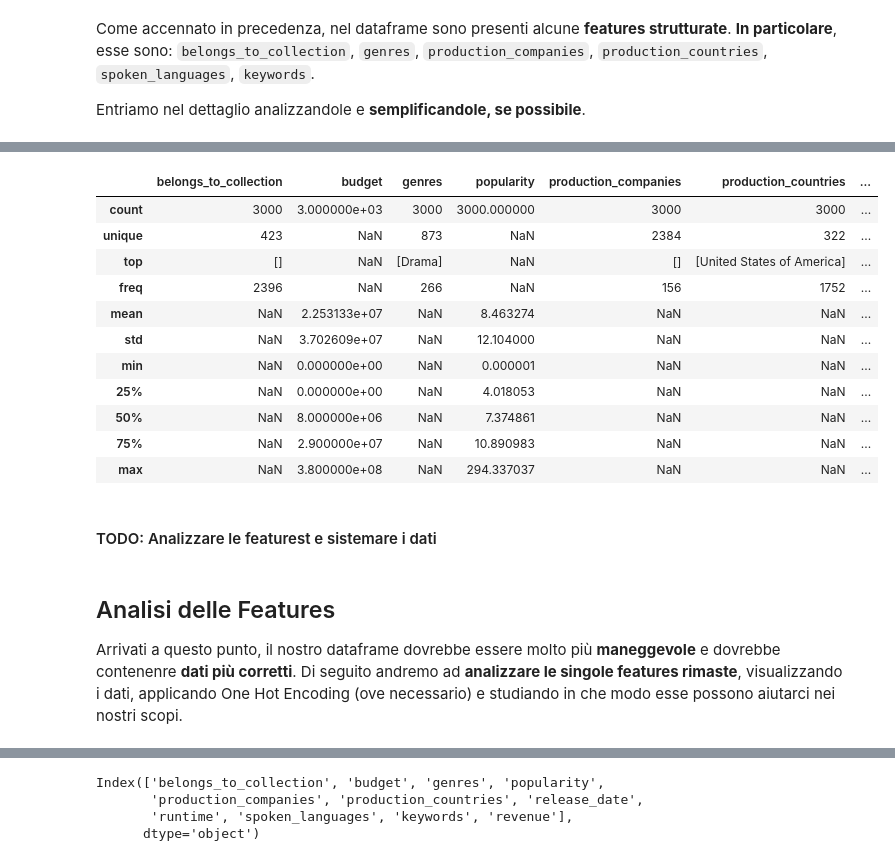
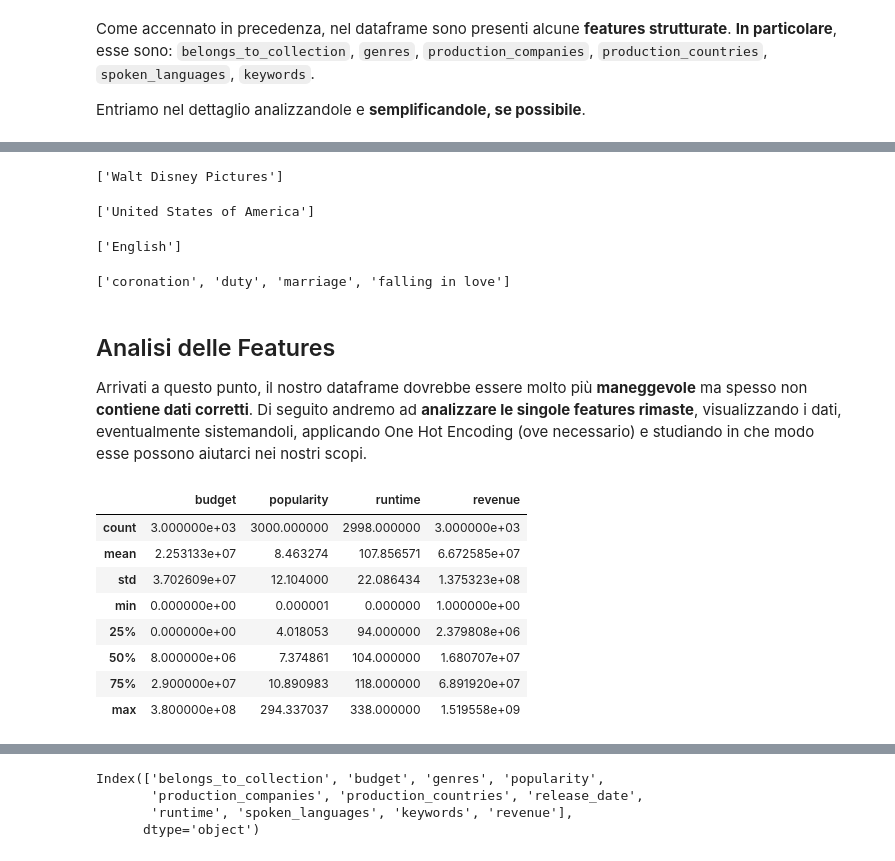
Before and after one commit to SimoneFerrari99/DWM-Kaggle-TMDB-Box-Office-Prediction, a Jupyter notebook: ProgettoDWM2021.ipynb, the cells around one changed output, grey strips where cells are left out. Saved outputs shown, nothing was run; the diff lists cells and outputs as text; code cells hidden in the pictures.

Commit message:
Finito di modificare il dataframe, iniziato a lavorare sulle singole features

```diff
--- a/ProgettoDWM2021.ipynb
+++ b/ProgettoDWM2021.ipynb
@@ -134,6 +141,10 @@ Procediamo, quindi, manipolando i dati in modo da renderli più maneggevoli e co
 # %%
 # Rinomina della colonna Keywords, per puri motivi di coerenza con uso di maiuscole.
 train.rename(columns={'Keywords': 'keywords'}, inplace=True)
+# %%
+# Cast del budget e della revenue in float
+train.budget = train.budget.astype(float)
+train.revenue = train.revenue.astype(float)
 # %% [markdown]
 ### Rimozione delle features poco utili
 # %% [markdown]
@@ -254,3 +304,0 @@ Arrivati a questo punto, le nostre features contendono valori o liste di valori
-# %%
-pd.set_option('display.max_columns', None) # Visualizza tutte le colonne del dataframe
-train.head()
@@ -267,21 +313,32 @@ Di seguito andremo a **ispezionare** le features con **dati mancanti** e i **dat
+# %%
+train['production_companies'][1]
+# %% [output]
+['Walt Disney Pictures']
+# %%
+train['production_countries'][1]
+# %% [output]
+['United States of America']
+# %%
+train['spoken_languages'][1]
+# %% [output]
+['English']
+# %%
+train['keywords'][1]
+# %% [output]
+['coronation', 'duty', 'marriage', 'falling in love']
+# %% [markdown]
+## Analisi delle Features
+Arrivati a questo punto, il nostro dataframe dovrebbe essere molto più **maneggevole** ma spesso non **contiene dati corretti**.
+Di seguito andremo ad **analizzare le singole features rimaste**, visualizzando i dati, eventualmente sistemandoli, applicando One Hot Encoding (ove necessario) e studiando in che modo esse possono aiutarci nei nostri scopi.
 # %%
-train.describe(include='all')
+train.describe()
 # %% [output]
-|  | belongs_to_collection | budget | genres | popularity | production_companies | production_countries | ... |
-| count | 3000 | 3.000000e+03 | 3000 | 3000.000000 | 3000 | 3000 | ... |
-| unique | 423 | NaN | 873 | NaN | 2384 | 322 | ... |
-| top | [] | NaN | [Drama] | NaN | [] | [United States of America] | ... |
-| freq | 2396 | NaN | 266 | NaN | 156 | 1752 | ... |
-| mean | NaN | 2.253133e+07 | NaN | 8.463274 | NaN | NaN | ... |
-| std | NaN | 3.702609e+07 | NaN | 12.104000 | NaN | NaN | ... |
-| min | NaN | 0.000000e+00 | NaN | 0.000001 | NaN | NaN | ... |
-| 25% | NaN | 0.000000e+00 | NaN | 4.018053 | NaN | NaN | ... |
-| 50% | NaN | 8.000000e+06 | NaN | 7.374861 | NaN | NaN | ... |
-| 75% | NaN | 2.900000e+07 | NaN | 10.890983 | NaN | NaN | ... |
-| max | NaN | 3.800000e+08 | NaN | 294.337037 | NaN | NaN | ... |
+|  | budget | popularity | runtime | revenue |
+| count | 3.000000e+03 | 3000.000000 | 2998.000000 | 3.000000e+03 |
+| mean | 2.253133e+07 | 8.463274 | 107.856571 | 6.672585e+07 |
+| std | 3.702609e+07 | 12.104000 | 22.086434 | 1.375323e+08 |
+| min | 0.000000e+00 | 0.000001 | 0.000000 | 1.000000e+00 |
+| 25% | 0.000000e+00 | 4.018053 | 94.000000 | 2.379808e+06 |
+| 50% | 8.000000e+06 | 7.374861 | 104.000000 | 1.680707e+07 |
+| 75% | 2.900000e+07 | 10.890983 | 118.000000 | 6.891920e+07 |
+| max | 3.800000e+08 | 294.337037 | 338.000000 | 1.519558e+09 |
-# %% [markdown]
-#### TODO: Analizzare le featurest e sistemare i dati
-# %% [markdown]
-## Analisi delle Features
-Arrivati a questo punto, il nostro dataframe dovrebbe essere molto più **maneggevole** e dovrebbe contenenre **dati più corretti**.
-Di seguito andremo ad **analizzare le singole features rimaste**, visualizzando i dati, applicando One Hot Encoding (ove necessario) e studiando in che modo esse possono aiutarci nei nostri scopi.
```
Also changed, not shown: parts of 44 cells of this notebook.
